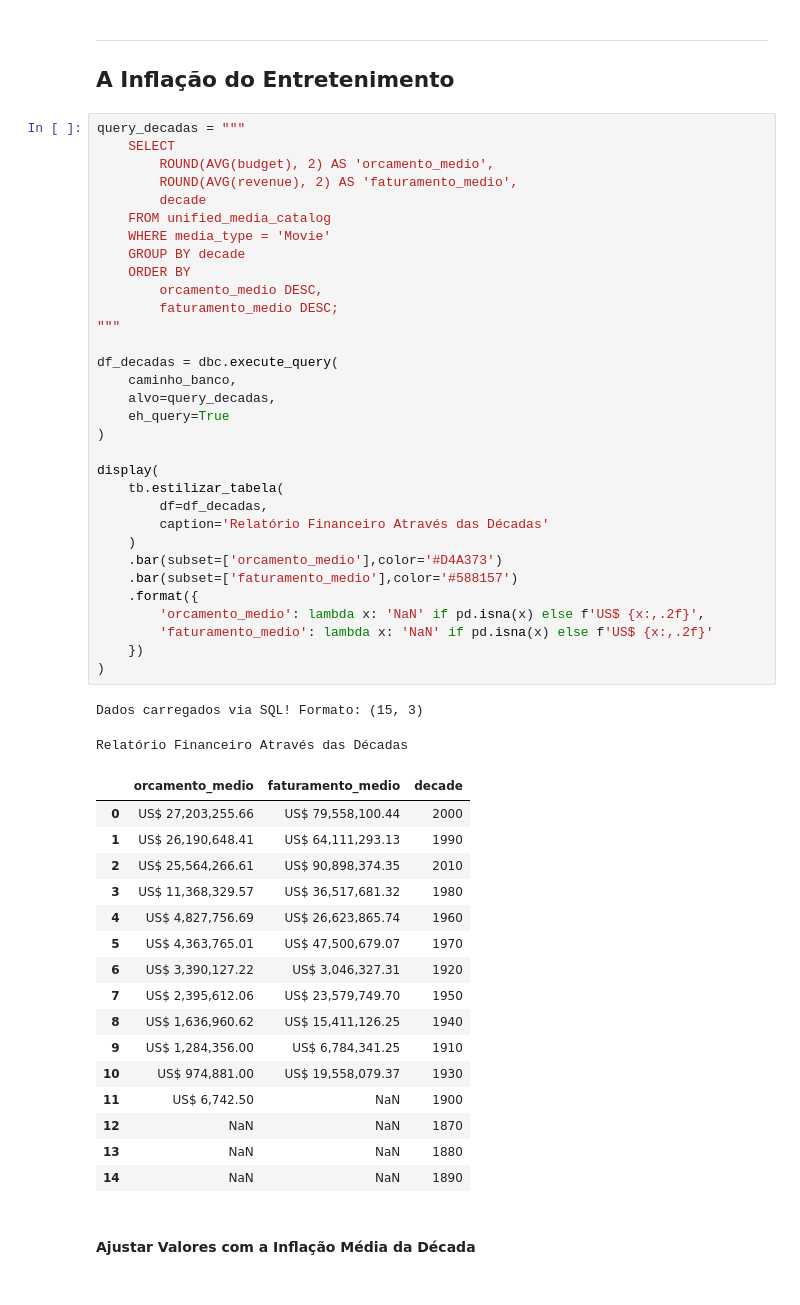
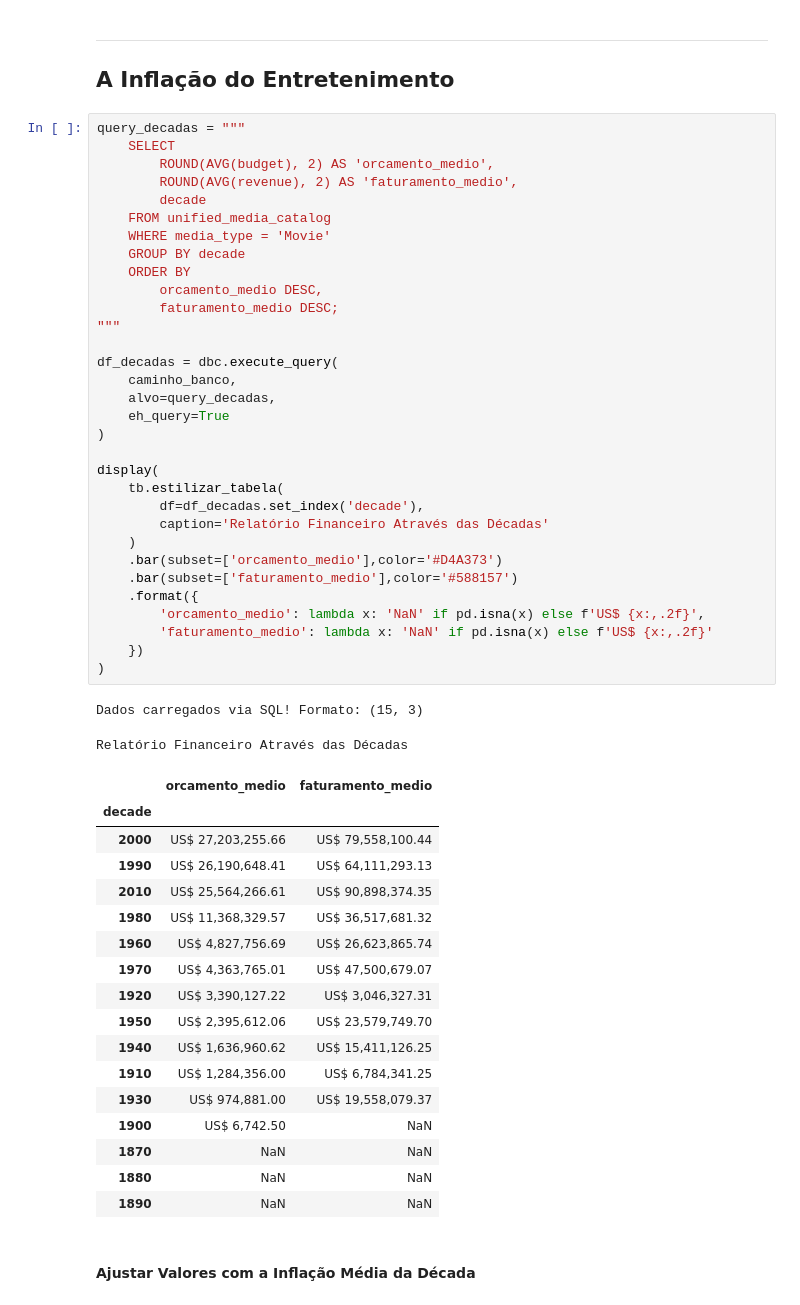
Before and after one commit to AleCecilio/entertainment_industry_performance_analysis, a Jupyter notebook: notebooks/02_data_analytics/18_analytics_financial_timeline.ipynb, the cells around one changed output. Cells and saved outputs as stored; diff of their text form.

```diff
--- a/notebooks/02_data_analytics/18_analytics_financial_timeline.ipynb
+++ b/notebooks/02_data_analytics/18_analytics_financial_timeline.ipynb
@@ -51,50 +55,51 @@ query_decadas = """
         ROUND(AVG(revenue), 2) AS 'faturamento_medio',
         decade
     FROM unified_media_catalog
     WHERE media_type = 'Movie'
     GROUP BY decade
     ORDER BY
         orcamento_medio DESC,
         faturamento_medio DESC;
 """
 
 df_decadas = dbc.execute_query(
     caminho_banco,
     alvo=query_decadas,
     eh_query=True
 )
 
 display(
     tb.estilizar_tabela(
-        df=df_decadas,
+        df=df_decadas.set_index('decade'),
         caption='Relatório Financeiro Através das Décadas'
     )
     .bar(subset=['orcamento_medio'],color='#D4A373')
     .bar(subset=['faturamento_medio'],color='#588157')
     .format({
         'orcamento_medio': lambda x: 'NaN' if pd.isna(x) else f'US$ {x:,.2f}',
         'faturamento_medio': lambda x: 'NaN' if pd.isna(x) else f'US$ {x:,.2f}'
     })
 )
 # %% [output]
 Dados carregados via SQL! Formato: (15, 3)
 Relatório Financeiro Através das Décadas
-|  | orcamento_medio | faturamento_medio | decade |
-| 0 | US$ 27,203,255.66 | US$ 79,558,100.44 | 2000 |
-| 1 | US$ 26,190,648.41 | US$ 64,111,293.13 | 1990 |
-| 2 | US$ 25,564,266.61 | US$ 90,898,374.35 | 2010 |
-| 3 | US$ 11,368,329.57 | US$ 36,517,681.32 | 1980 |
-| 4 | US$ 4,827,756.69 | US$ 26,623,865.74 | 1960 |
-| 5 | US$ 4,363,765.01 | US$ 47,500,679.07 | 1970 |
-| 6 | US$ 3,390,127.22 | US$ 3,046,327.31 | 1920 |
-| 7 | US$ 2,395,612.06 | US$ 23,579,749.70 | 1950 |
-| 8 | US$ 1,636,960.62 | US$ 15,411,126.25 | 1940 |
-| 9 | US$ 1,284,356.00 | US$ 6,784,341.25 | 1910 |
-| 10 | US$ 974,881.00 | US$ 19,558,079.37 | 1930 |
-| 11 | US$ 6,742.50 | NaN | 1900 |
-| 12 | NaN | NaN | 1870 |
-| 13 | NaN | NaN | 1880 |
-| 14 | NaN | NaN | 1890 |
+|  | orcamento_medio | faturamento_medio |
+| decade |  |  |
+| 2000 | US$ 27,203,255.66 | US$ 79,558,100.44 |
+| 1990 | US$ 26,190,648.41 | US$ 64,111,293.13 |
+| 2010 | US$ 25,564,266.61 | US$ 90,898,374.35 |
+| 1980 | US$ 11,368,329.57 | US$ 36,517,681.32 |
+| 1960 | US$ 4,827,756.69 | US$ 26,623,865.74 |
+| 1970 | US$ 4,363,765.01 | US$ 47,500,679.07 |
+| 1920 | US$ 3,390,127.22 | US$ 3,046,327.31 |
+| 1950 | US$ 2,395,612.06 | US$ 23,579,749.70 |
+| 1940 | US$ 1,636,960.62 | US$ 15,411,126.25 |
+| 1910 | US$ 1,284,356.00 | US$ 6,784,341.25 |
+| 1930 | US$ 974,881.00 | US$ 19,558,079.37 |
+| 1900 | US$ 6,742.50 | NaN |
+| 1870 | NaN | NaN |
+| 1880 | NaN | NaN |
+| 1890 | NaN | NaN |
 # %% [markdown]
 #### Ajustar Valores com a Inflação Média da Década
 # %%
```
Also changed, not shown: parts of 11 cells of this notebook, 2 other files.
